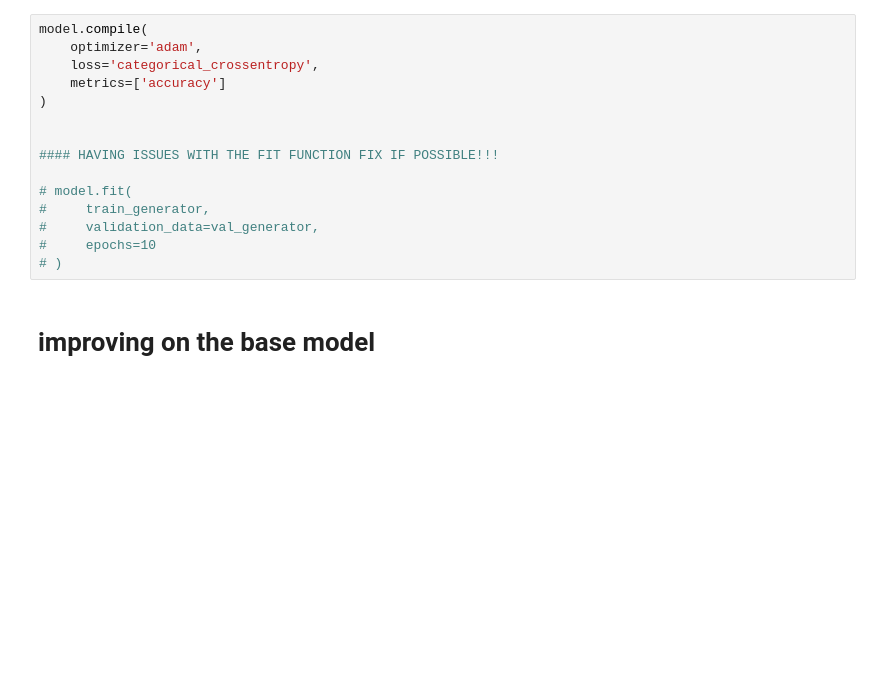
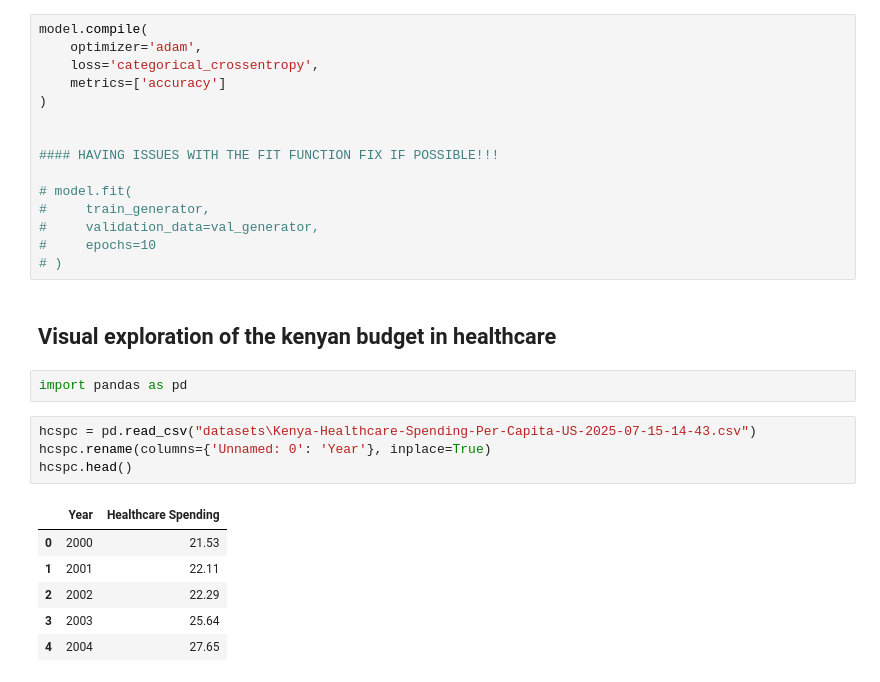
Before and after one commit to ericgiitwa/Skin_Disease_Detection_Project, a Jupyter notebook: Skin_Disease_Detection_Project.ipynb, the cells around one changed output. Drawn from its saved outputs; the diff is of its cells as text; blank space fills up the shorter version.

```diff
--- a/Skin_Disease_Detection_Project.ipynb
+++ b/Skin_Disease_Detection_Project.ipynb
@@ -161,5 +647,18 @@ model.compile(
 #     validation_data=val_generator,
 #     epochs=10
 # )
-# %% [markdown]
-# improving on the base model
+# %% [markdown]
+## Visual exploration of the kenyan budget in healthcare
+# %%
+import pandas as pd
+# %%
+hcspc = pd.read_csv("datasets\Kenya-Healthcare-Spending-Per-Capita-US-2025-07-15-14-43.csv")
+hcspc.rename(columns={'Unnamed: 0': 'Year'}, inplace=True)
+hcspc.head()
+# %% [output]
+|  | Year | Healthcare Spending |
+| 0 | 2000 | 21.53 |
+| 1 | 2001 | 22.11 |
+| 2 | 2002 | 22.29 |
+| 3 | 2003 | 25.64 |
+| 4 | 2004 | 27.65 |
```
Also changed, not shown: parts of 78 cells of this notebook.
